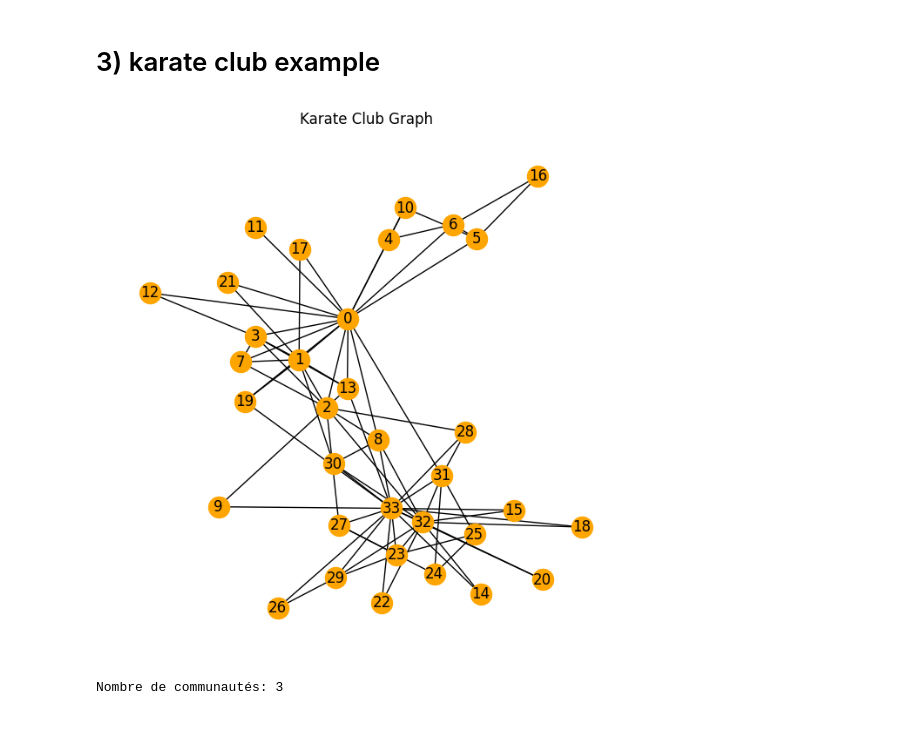
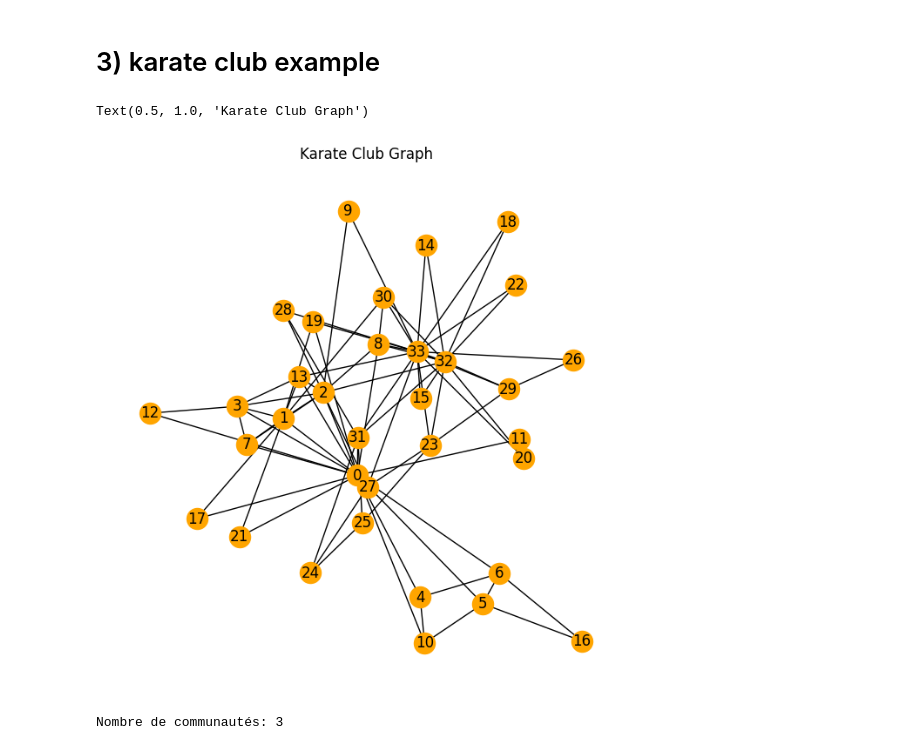
Before and after one commit to crnl-lab/Formation_2025_Python_data_analyse, a Jupyter notebook: notebooks/networkx.ipynb, the cells around one changed output. Drawn from its saved outputs; the diff is of its cells as text; code cells hidden in the pictures.

```diff
--- a/notebooks/networkx.ipynb
+++ b/notebooks/networkx.ipynb
@@ -67,12 +53,12 @@ Clustering global: 0.0
 # 3) karate club example
 # %%
 karate = nx.karate_club_graph()
-plt.figure(figsize=(6, 6))
+fig, ax = plt.subplots(figsize=(6, 6))
 nx.draw(karate, with_labels=True, node_color='orange')
-plt.title("Karate Club Graph")
-plt.show()
+ax.set_title("Karate Club Graph")
 # %% [output]
+Text(0.5, 1.0, 'Karate Club Graph')
-[figure, old version]
+[figure, new version]
 # %%
 communities = nx.algorithms.community.greedy_modularity_communities(karate)
 print("Nombre de communautés:", len(communities))
```
Also changed, not shown: parts of 8 cells of this notebook, 7 other files.
